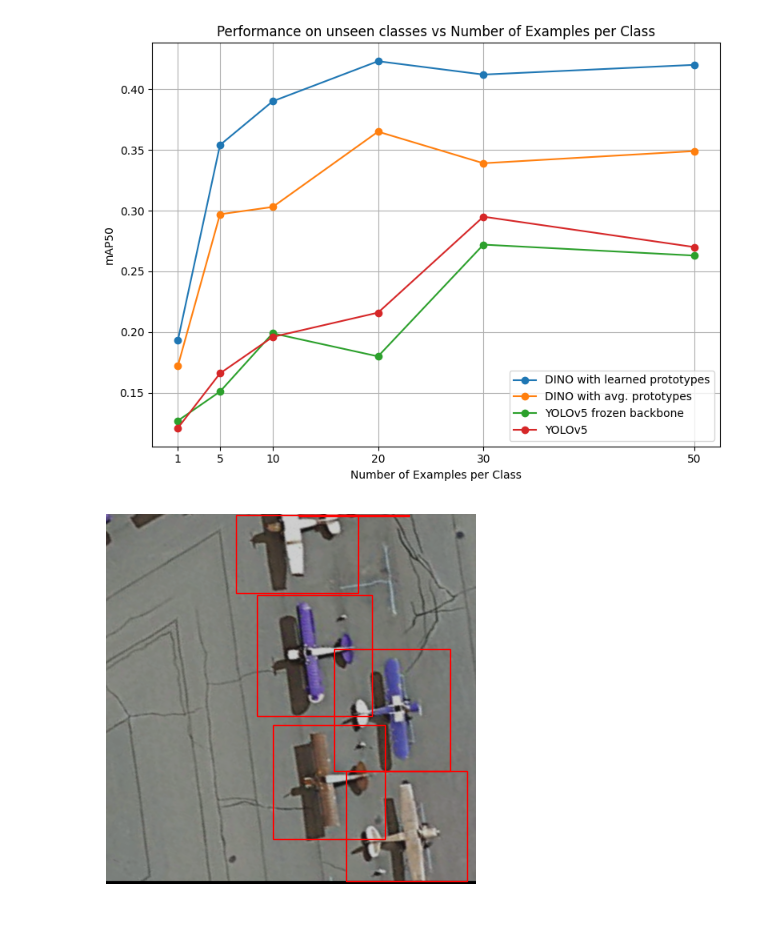
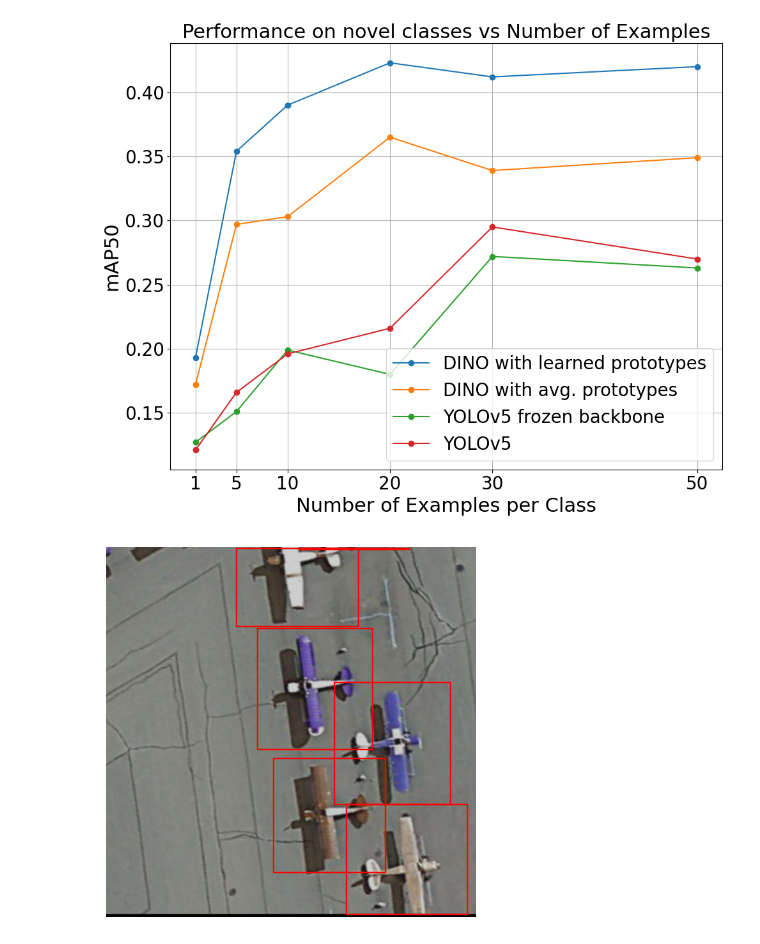
Before and after one commit to xavibou/ovdsat, a Jupyter notebook: plots.ipynb, the cells around one changed output. Drawn from its saved outputs; the diff is of its cells as text; code cells hidden in the pictures.

```diff
--- a/plots.ipynb
+++ b/plots.ipynb
@@ -1,31 +1,34 @@
 # %%
 import matplotlib.pyplot as plt
 
 simd_emb_map50_base = [0.200, 0.603, 0.276, 0.411, 0.388, 0.49275]  # mAP scores for base classes
 simd_emb_map50_rare_dino = [0.193, 0.354, 0.390, 0.423, 0.412, 0.420]  # mAP scores for rare classes
 simd_emb_map50_rare_yolo_frozen = [0.127, 0.151, 0.199, 0.180, 0.272, 0.263]
 simd_emb_map50_rare_yolo = [0.121, 0.166, 0.196, 0.216, 0.295, 0.270]
 simd_emb_map50_rare_dino_avg = [0.172, 0.297, 0.303, 0.365, 0.339, 0.349]
 
 # Number of examples per class
 N = [1, 5, 10, 20, 30, 50]
 
 # Plotting the results
-plt.figure(figsize=(8, 6))
+plt.figure(figsize=(10, 8))
 
 plt.plot(N, simd_emb_map50_rare_dino, marker='o', label='DINO with learned prototypes')
 plt.plot(N, simd_emb_map50_rare_dino_avg, marker='o', label='DINO with avg. prototypes')
 plt.plot(N, simd_emb_map50_rare_yolo_frozen, marker='o', label='YOLOv5 frozen backbone')
 plt.plot(N, simd_emb_map50_rare_yolo, marker='o', label='YOLOv5')
 
-plt.title('Performance on unseen classes vs Number of Examples per Class')
-plt.xlabel('Number of Examples per Class')
-plt.ylabel('mAP50')
-plt.xticks(N)  # Set x-axis ticks to the values in N
+plt.title('Performance on novel classes vs Number of Examples', fontsize=22)
+plt.xlabel('Number of Examples per Class', fontsize=22)
+plt.ylabel('mAP50', fontsize=22)
+plt.xticks(N, fontsize=20)  # Set x-axis ticks to the values in N with fontsize 12
+plt.yticks(fontsize=20)  # Set y-axis ticks with fontsize 12
 plt.grid(True)
-plt.legend()
+plt.legend(fontsize=20)
 plt.tight_layout()
 
+#plt.savefig('/mnt/ddisk/boux/code/ovdsat/run/plots/teaser_plot_v1.png', transparent=True)
+plt.savefig('/mnt/ddisk/boux/code/ovdsat/run/plots/teaser_plot_v1.pdf', format='pdf')
 plt.show()
 # %% [output]
-[figure, old version]
+[figure, new version]
```
Also changed, not shown: parts of 1 cell of this notebook, 13 other files.
